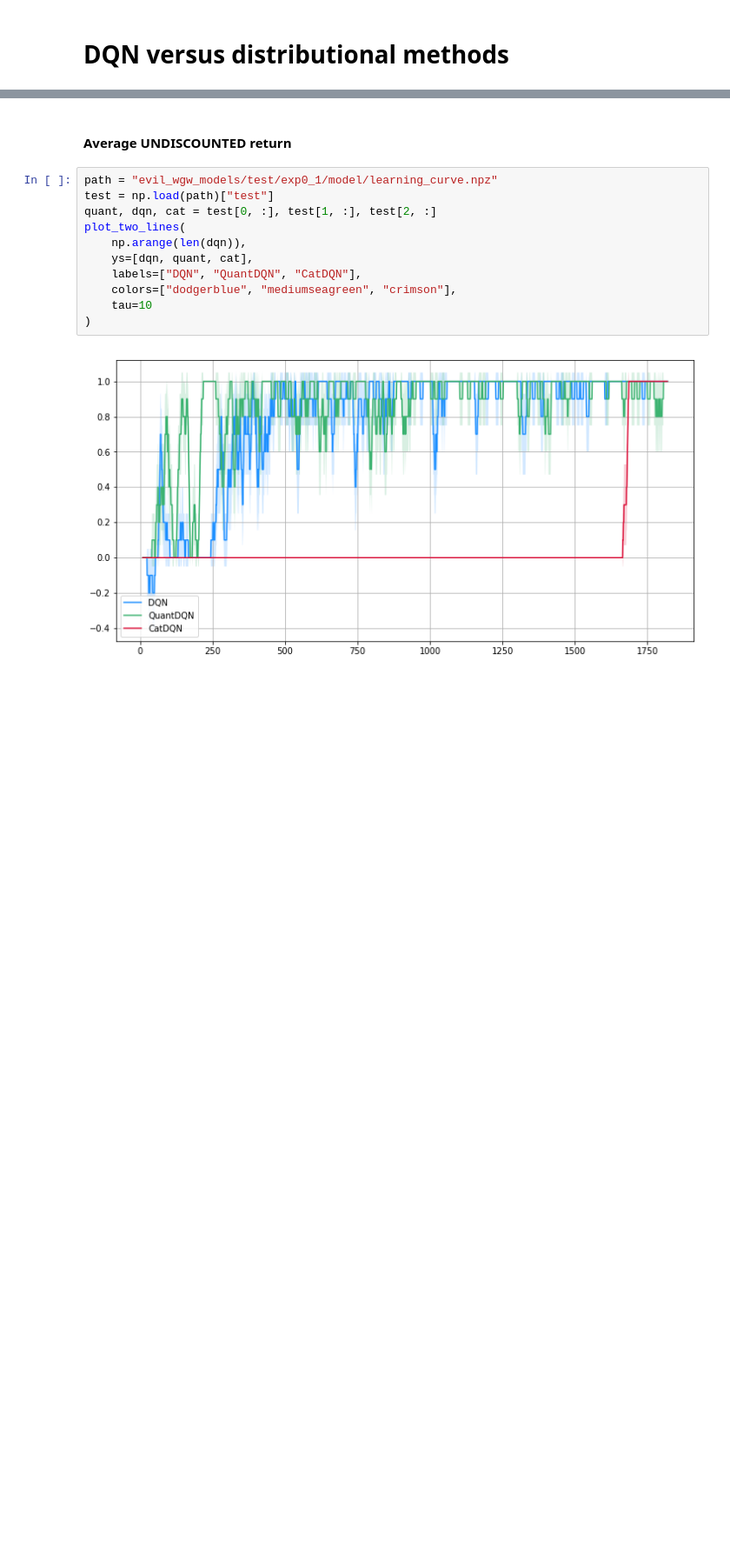
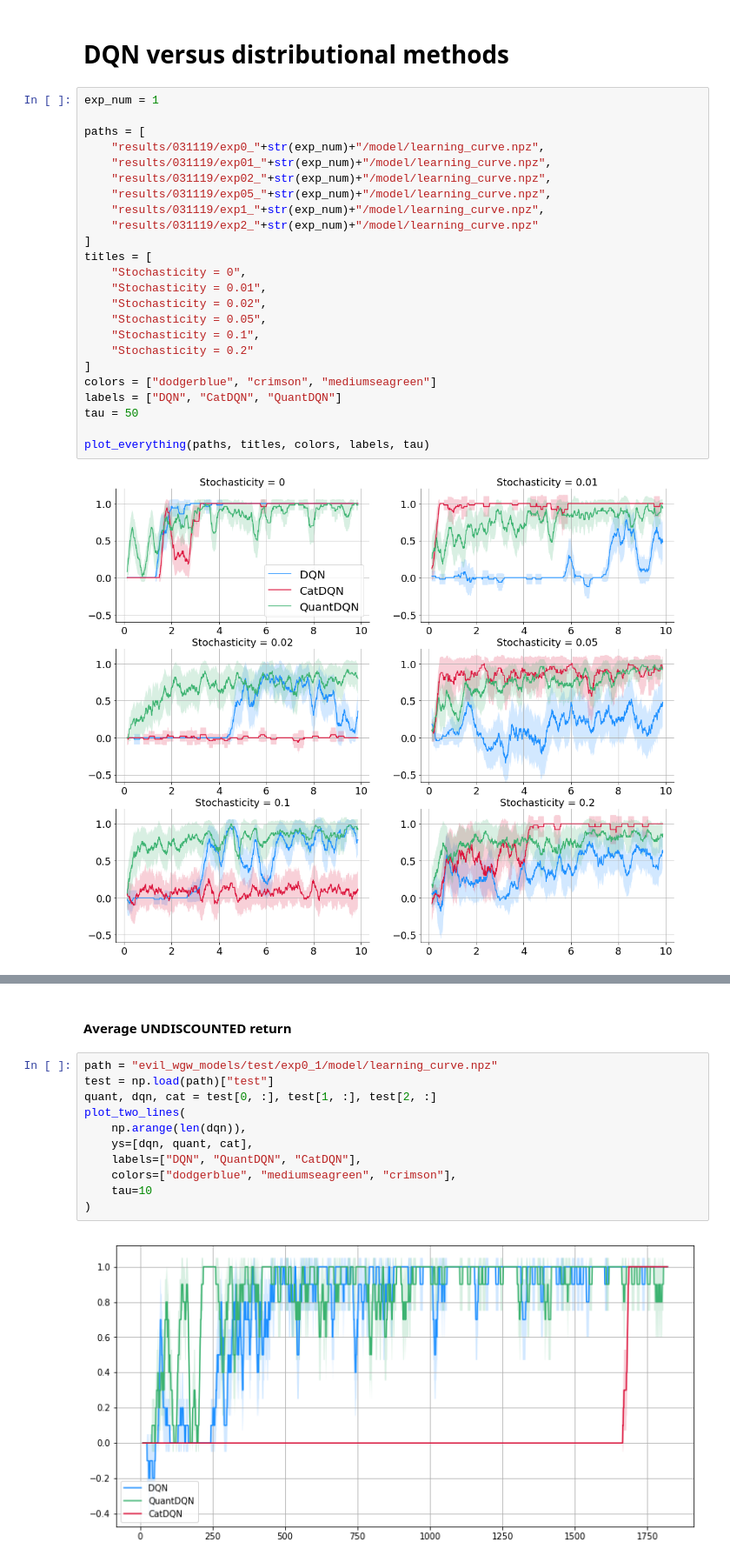
Before and after one commit to AlexGrinch/tensor_train_control, a Jupyter notebook: distributional/evil_wgw_plots.ipynb, the cells around one changed output, grey strips where cells are left out. Shown at 87% size. Drawn from its saved outputs; the diff is of its cells as text; blank space fills up the shorter version.

```diff
--- a/distributional/evil_wgw_plots.ipynb
+++ b/distributional/evil_wgw_plots.ipynb
@@ -34,2 +46,28 @@ env.play_with_policy(qt.pi)
 # %% [markdown]
 # DQN versus distributional methods
+# %%
+exp_num = 1
+
+paths = [
+    "results/031119/exp0_"+str(exp_num)+"/model/learning_curve.npz",
+    "results/031119/exp01_"+str(exp_num)+"/model/learning_curve.npz",
+    "results/031119/exp02_"+str(exp_num)+"/model/learning_curve.npz",
+    "results/031119/exp05_"+str(exp_num)+"/model/learning_curve.npz",
+    "results/031119/exp1_"+str(exp_num)+"/model/learning_curve.npz",
+    "results/031119/exp2_"+str(exp_num)+"/model/learning_curve.npz"
+]
+titles = [
+    "Stochasticity = 0",
+    "Stochasticity = 0.01",
+    "Stochasticity = 0.02",
+    "Stochasticity = 0.05",
+    "Stochasticity = 0.1",
+    "Stochasticity = 0.2"
+]
+colors = ["dodgerblue", "crimson", "mediumseagreen"]
+labels = ["DQN", "CatDQN", "QuantDQN"]
+tau = 50
+
+plot_everything(paths, titles, colors, labels, tau)
+# %% [output]
+[figure, added]
```
Also changed, not shown: parts of 22 cells of this notebook, 2 other files.
